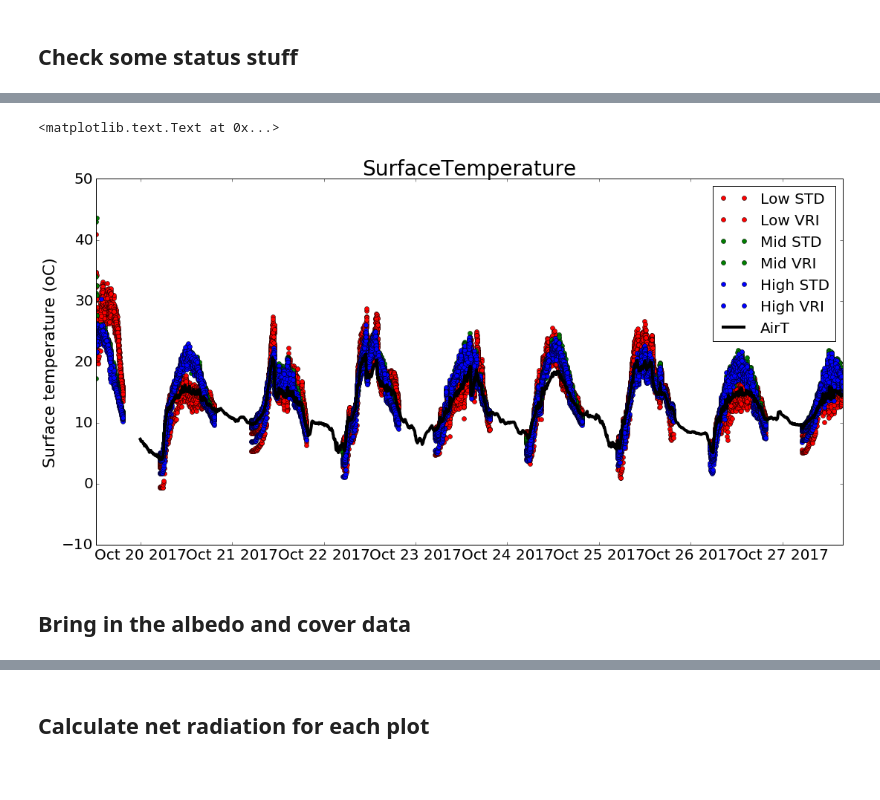
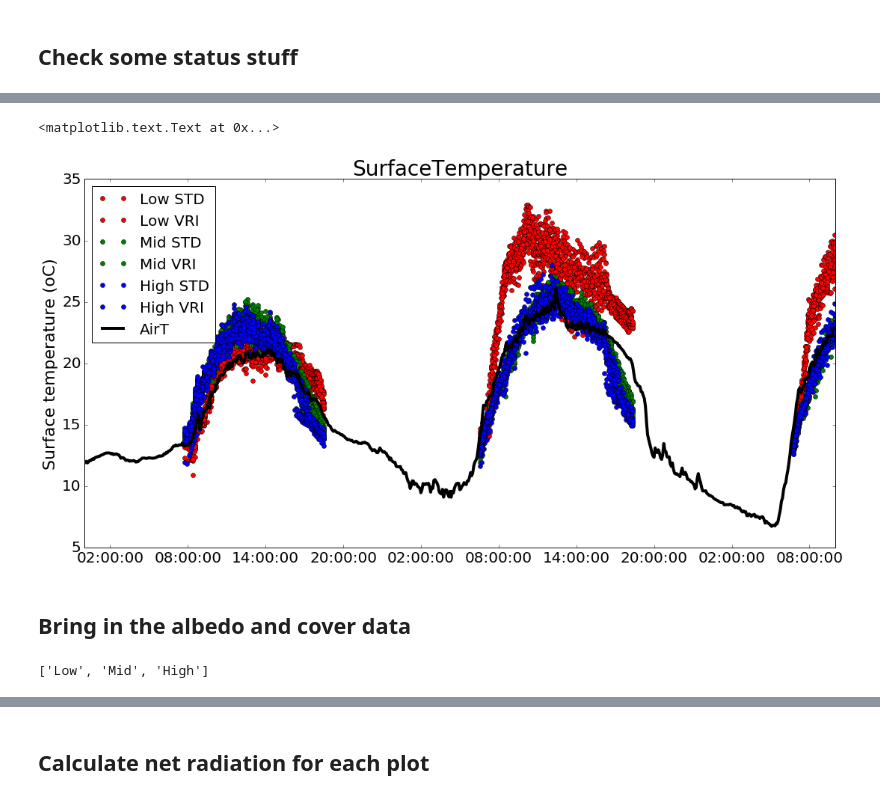
Before and after one commit to PlantandFoodResearch/MVI, a Jupyter notebook: RA1.3/GetNewIRRData.ipynb, the cells around one changed output, grey strips where cells are left out. Drawn from its saved outputs; the diff is of its cells as text; code cells hidden in the pictures; blank space fills up the shorter version.

```diff
--- a/RA1.3/GetNewIRRData.ipynb
+++ b/RA1.3/GetNewIRRData.ipynb
@@ -17,3 +19,6 @@ Path = 'K:\CPDiary\Data\BaxtersMVI'
+# %%
+Today = datetime.datetime.now().date()
+Start = Today - timedelta(days=2)
 # %% [markdown]
 ## Bring in fresh data from Low zone and join to existing data
 # %%
@@ -131,9 +136,6 @@ SensorTemp.update(MidWHCZoneTb)
 SensorTemp.update(HighWHCZoneTb)
 SensorTemp.index = SensorTemp.index.to_datetime()
 SensorTemp.dropna(inplace=True)
-
-Today = datetime.datetime.now().date()
-Start = Today - timedelta(weeks=1)
 # %% [markdown]
 ## Make data frame with aerodynamic Met variables
 # %%
@@ -152,7 +154,7 @@ for zone in Zones:
     MetData.ix[[zone],'Rs'] = MidMetData.ix[DateTimeList,'RadnMJ'].values
     zoneIndex += 1
 #Plug T and RH data for Low and High treatments with data from Mid treatment
-FullInstrumentationDate = '2017-10-28'
+FullInstrumentationDate = '2017-10-30 13:05:00'
 MissingDataDates = MetData.ix['Low',:].ix[:FullInstrumentationDate].index
 for mdd in MissingDataDates:
     MetData.ix[('Low',mdd),'Ta'] = MetData.ix[('Mid',mdd),'Ta']
@@ -253,26 +280,30 @@ plt.ylim(0,10)
 # %%
-Daylight = (MetData.ix['Mid','Rs'] > 0.00002) & (MetData.ix['Mid','Rs'].index > '2017-10-15')
+Daylight = (MetData.ix['Mid','Rs'] > 0.01) & (MetData.ix['Mid','Rs'].index > '2017-10-15') & (MetData.ix['Mid','Ed'] > 0.1)
 # %%
 Graph = plt.figure(figsize=(18,30))
 pos = 0
 Fig = Graph.add_subplot(3,1,1)
 for Zone in Zones:
     for Irr in Irrigs:
         lab = Zone + ' ' + Irr
-        data = SurfaceTemp.ix[Daylight,(Zone,Irr)]
+        data = SurfaceTemp.ix[Daylight,(Zone,Irr)].ix[Start:]
         plt.plot(data,'o',color = colors[pos],lw=0.5,label = '_nolegend_')
         plt.plot(data.index,data.mean(axis=1),'o',color = colors[pos],lw=3,label = lab)
         pos +=1
 plt.plot(MidMetData.ix[Start:,'AirTemp'],color='k',lw=4,label='AirT')
-Fig.legend(fontsize=20)
+Fig.legend(loc=2,fontsize=20)
 plt.title('SurfaceTemperature',fontsize=28)
 plt.tick_params(labelsize=20)
 plt.ylabel('Surface temperature (oC)',fontsize = 22)
 # %% [output]
 <matplotlib.text.Text at 0x...>
-[figure, old version]
+[figure, new version]
 # %% [markdown]
 ## Bring in the albedo and cover data
+# %%
+Zones
+# %% [output]
+['Low', 'Mid', 'High']
 # %%
 Albedo = pd.read_pickle('Albedo.pkl')
 fPAR = pd.read_pickle('fPAR.pkl')
```
Also changed, not shown: parts of 23 cells of this notebook, 2 other files.
